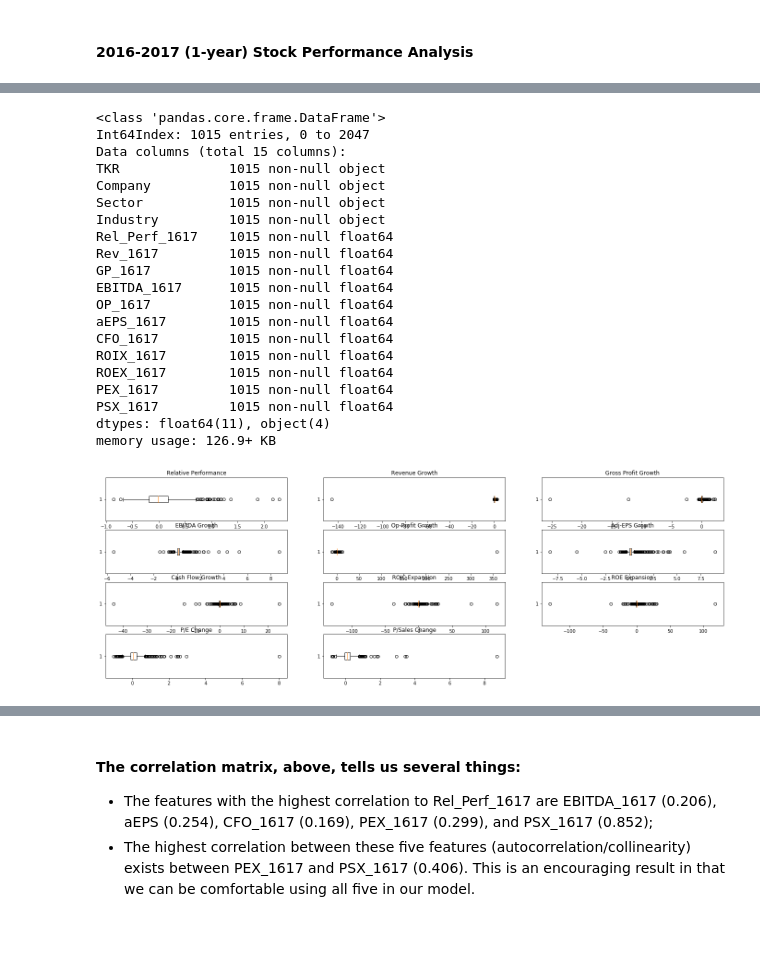
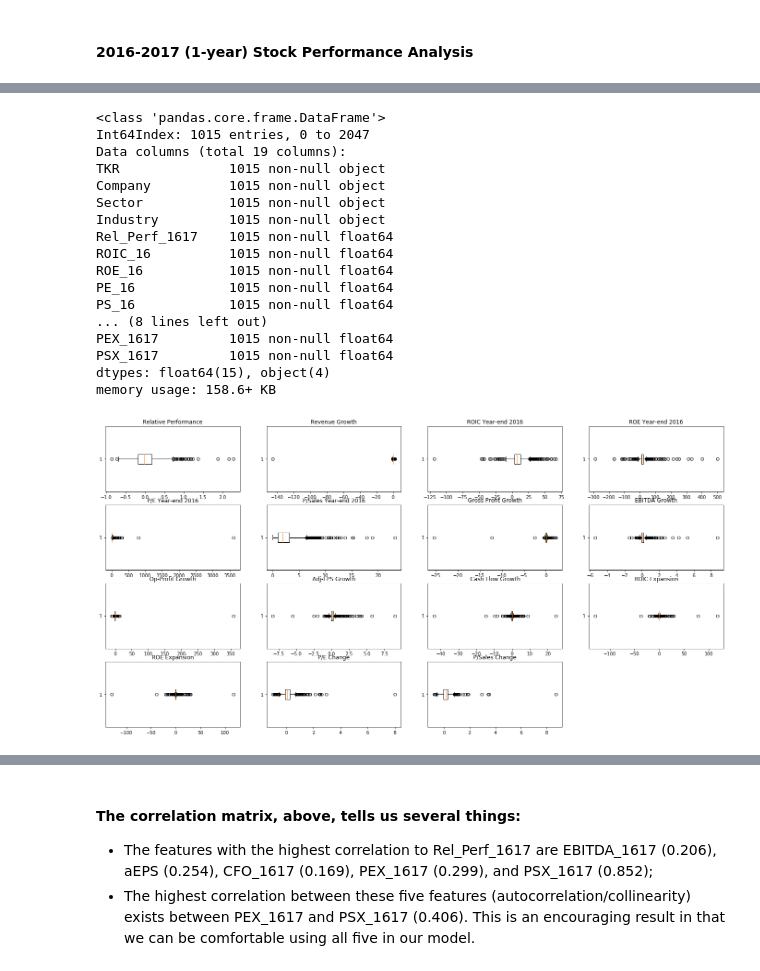
Before and after one commit to Jeffrut123/Jeffrut123-DAT-NYC-6.13_Projects, a Jupyter notebook: Jeffrut123_DS_Final_Project.ipynb, the cells around one changed output, grey strips where cells are left out. Saved outputs shown, nothing was run; the diff lists cells and outputs as text; code cells hidden in the pictures; blank space fills up the shorter version.

```diff
--- a/Jeffrut123_DS_Final_Project.ipynb
+++ b/Jeffrut123_DS_Final_Project.ipynb
@@ -164,8 +164,9 @@ Stocks2.head()
 # %% [markdown]
 #### 2016-2017 (1-year) Stock Performance Analysis
 # %%
-Stocks3 = Stocks2[['TKR', 'Company', 'Sector', 'Industry', 'Rel_Perf_1617', 'Rev_1617', 'GP_1617', 'EBITDA_1617',
-                          'OP_1617', 'aEPS_1617', 'CFO_1617', 'ROIX_1617', 'ROEX_1617', 'PEX_1617', 'PSX_1617']]
+Stocks3 = Stocks2[['TKR', 'Company', 'Sector', 'Industry', 'Rel_Perf_1617', 'ROIC_16', 'ROE_16', 'PE_16', 'PS_16',
+                   'Rev_1617', 'GP_1617', 'EBITDA_1617', 'OP_1617', 'aEPS_1617', 'CFO_1617', 'ROIX_1617', 'ROEX_1617',
+                   'PEX_1617', 'PSX_1617']]
 # %%
 Stocks3.head()
 # %% [output]
@@ -182,50 +183,55 @@ Stocks_1617.info()
 # %% [output]
 <class 'pandas.core.frame.DataFrame'>
 Int64Index: 1015 entries, 0 to 2047
-Data columns (total 15 columns):
+Data columns (total 19 columns):
 TKR              1015 non-null object
 Company          1015 non-null object
 Sector           1015 non-null object
 Industry         1015 non-null object
 Rel_Perf_1617    1015 non-null float64
-Rev_1617         1015 non-null float64
-GP_1617          1015 non-null float64
-EBITDA_1617      1015 non-null float64
-OP_1617          1015 non-null float64
-aEPS_1617        1015 non-null float64
-CFO_1617         1015 non-null float64
-ROIX_1617        1015 non-null float64
-ROEX_1617        1015 non-null float64
+ROIC_16          1015 non-null float64
+ROE_16           1015 non-null float64
+PE_16            1015 non-null float64
+PS_16            1015 non-null float64
+... (8 lines left out)
 PEX_1617         1015 non-null float64
 PSX_1617         1015 non-null float64
-dtypes: float64(11), object(4)
-memory usage: 126.9+ KB
+dtypes: float64(15), object(4)
+memory usage: 158.6+ KB
 # %%
-fig = plt.figure(figsize=(24,8))
-ax1 = fig.add_subplot(4,3,1)
-ax2 = fig.add_subplot(4,3,2)
-ax3 = fig.add_subplot(4,3,3)
-ax4 = fig.add_subplot(4,3,4)
-ax5 = fig.add_subplot(4,3,5)
-ax6 = fig.add_subplot(4,3,6)
-ax7 = fig.add_subplot(4,3,7)
-ax8 = fig.add_subplot(4,3,8)
-ax9 = fig.add_subplot(4,3,9)
-ax10 = fig.add_subplot(4,3,10)
-ax11 = fig.add_subplot(4,3,11)
+fig = plt.figure(figsize=(24,12))
+ax1 = fig.add_subplot(4,4,1)
+ax2 = fig.add_subplot(4,4,2)
+ax3 = fig.add_subplot(4,4,3)
+ax4 = fig.add_subplot(4,4,4)
+ax5 = fig.add_subplot(4,4,5)
+ax6 = fig.add_subplot(4,4,6)
+ax7 = fig.add_subplot(4,4,7)
+ax8 = fig.add_subplot(4,4,8)
+ax9 = fig.add_subplot(4,4,9)
+ax10 = fig.add_subplot(4,4,10)
+ax11 = fig.add_subplot(4,4,11)
+ax12 = fig.add_subplot(4,4,12)
+ax13 = fig.add_subplot(4,4,13)
+ax14 = fig.add_subplot(4,4,14)
+ax15 = fig.add_subplot(4,4,15)
 ax1.boxplot(Stocks_1617.Rel_Perf_1617, vert=False), ax1.set_title('Relative Performance')
 ax2.boxplot(Stocks_1617.Rev_1617, vert=False), ax2.set_title('Revenue Growth')
-ax3.boxplot(Stocks_1617.GP_1617, vert=False), ax3.set_title('Gross Profit Growth')
-ax4.boxplot(Stocks_1617.EBITDA_1617, vert=False), ax4.set_title('EBITDA Growth')
-ax5.boxplot(Stocks_1617.OP_1617, vert=False), ax5.set_title('Op-Profit Growth')
-ax6.boxplot(Stocks_1617.aEPS_1617, vert=False), ax6.set_title('Adj-EPS Growth')
-ax7.boxplot(Stocks_1617.CFO_1617, vert=False), ax7.set_title('Cash Flow Growth')
-ax8.boxplot(Stocks_1617.ROIX_1617, vert=False), ax8.set_title('ROIC Expansion')
-ax9.boxplot(Stocks_1617.ROEX_1617, vert=False), ax9.set_title('ROE Expansion')
-ax10.boxplot(Stocks_1617.PEX_1617, vert=False), ax10.set_title('P/E Change')
-ax11.boxplot(Stocks_1617.PSX_1617, vert=False), ax11.set_title('P/Sales Change');
+ax3.boxplot(Stocks_1617.ROIC_16, vert=False), ax3.set_title('ROIC Year-end 2016')
+ax4.boxplot(Stocks_1617.ROE_16, vert=False), ax4.set_title('ROE Year-end 2016')
+ax5.boxplot(Stocks_1617.PE_16, vert=False), ax5.set_title('P/E Year-end 2016')
+ax6.boxplot(Stocks_1617.PS_16, vert=False), ax6.set_title('P/Sales Year-end 2016')
+ax7.boxplot(Stocks_1617.GP_1617, vert=False), ax7.set_title('Gross Profit Growth')
+ax8.boxplot(Stocks_1617.EBITDA_1617, vert=False), ax8.set_title('EBITDA Growth')
+ax9.boxplot(Stocks_1617.OP_1617, vert=False), ax9.set_title('Op-Profit Growth')
+ax10.boxplot(Stocks_1617.aEPS_1617, vert=False), ax10.set_title('Adj-EPS Growth')
+ax11.boxplot(Stocks_1617.CFO_1617, vert=False), ax11.set_title('Cash Flow Growth')
+ax12.boxplot(Stocks_1617.ROIX_1617, vert=False), ax12.set_title('ROIC Expansion')
+ax13.boxplot(Stocks_1617.ROEX_1617, vert=False), ax13.set_title('ROE Expansion')
+ax14.boxplot(Stocks_1617.PEX_1617, vert=False), ax14.set_title('P/E Change')
+ax15.boxplot(Stocks_1617.PSX_1617, vert=False), ax15.set_title('P/Sales Change');
 # %% [output]
-[figure, old version]
+[figure, new version]
 # %%
 Stocks_clean = Stocks_1617[np.abs(Stocks_1617.Rel_Perf_1617-Stocks_1617.Rel_Perf_1617.mean())<=(1*Stocks_1617.Rel_Perf_1617.std())]
 Stocks_clean = Stocks_1617[np.abs(Stocks_1617.Rev_1617-Stocks_1617.Rev_1617.mean())<=(1*Stocks_1617.Rev_1617.std())]
```
Also changed, not shown: parts of 16 cells of this notebook.
